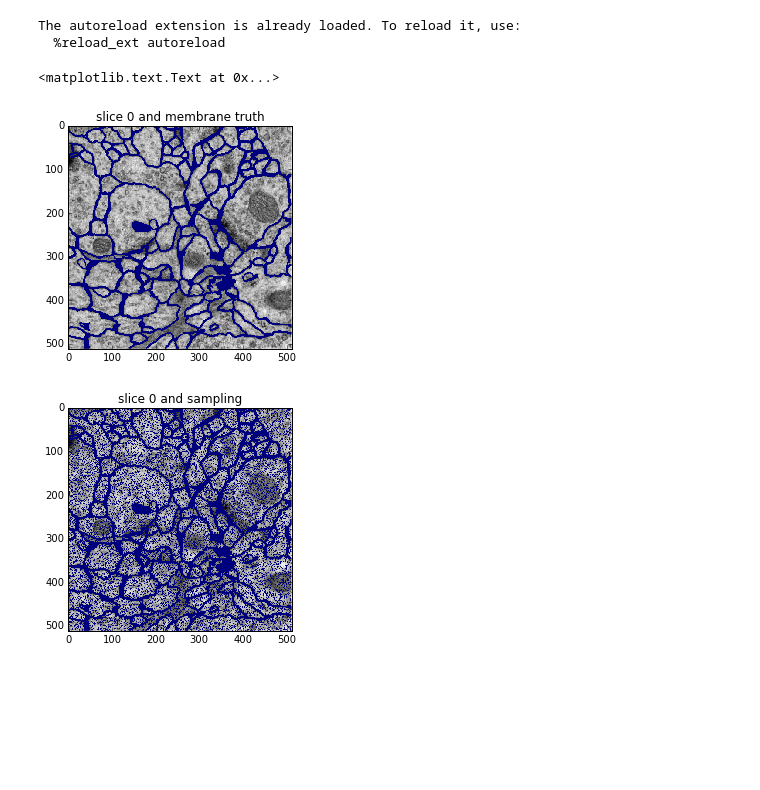
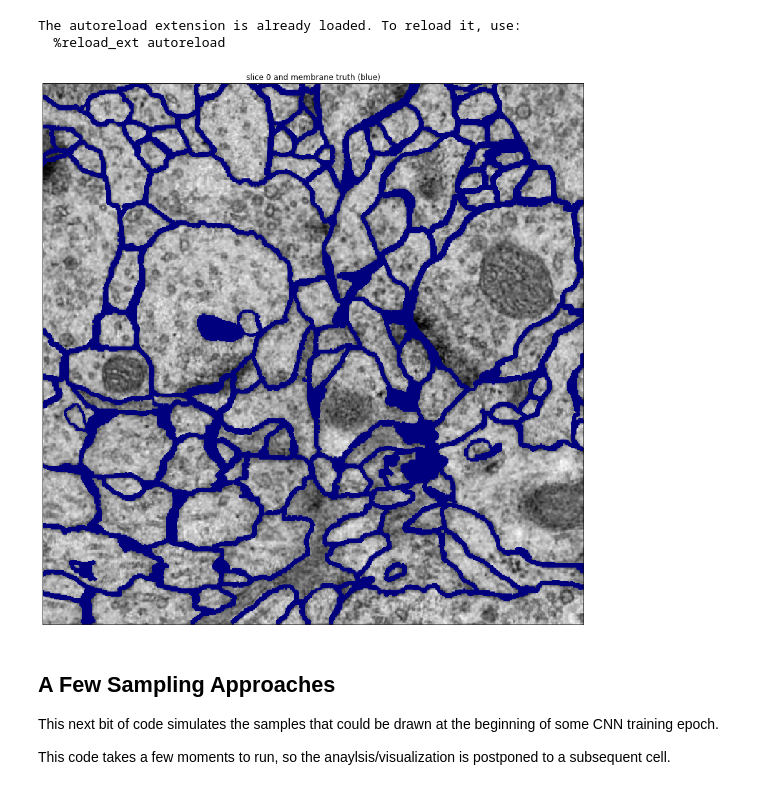
Before and after one commit to mjpekala/bio-segmentation, a Jupyter notebook: examples/sampling.ipynb, the cells around one changed output. Cells and saved outputs as stored; diff of their text form; code cells hidden in the pictures; blank space fills up the shorter version.

```diff
--- a/examples/sampling.ipynb
+++ b/examples/sampling.ipynb
@@ -15,31 +23,29 @@ import emlib
 # %% [output]
 The autoreload extension is already loaded. To reload it, use:
   %reload_ext autoreload
+# %%
+def plot_slice(X, Y=None, cm2=plt.cm.hsv):
+    plt.figure(figsize=(15,15))
+    plt.imshow(X, cmap=plt.cm.gray, interpolation='none')
+    if Y is not None:
+        plt.hold(True)
+        plt.imshow(Y, cmap=cm2, interpolation='none')
+    plt.gca().axes.get_xaxis().set_ticks([])
+    plt.gca().axes.get_yaxis().set_ticks([])
 # %%
 Xtrain = emlib.load_cube('../data/ISBI2012/train-volume.tif')
 Ytrain = emlib.load_cube('../data/ISBI2012/train-labels.tif')
 Ytrain = Ytrain[:,0,...] # discard channel dimension for truth data
 
 Ycell = np.ma.masked_where(Ytrain!=0, Ytrain)  # membranes are Y=0
 
-plt.imshow(Xtrain[0,0,...], cmap=plt.cm.gray, interpolation='none')
-plt.hold(True)
-plt.imshow(Ycell[0,...], cmap=plt.cm.jet, interpolation='none')
-plt.title('slice 0 and membrane truth')
+plot_slice(Xtrain[0,0,...], Ycell[0,...], cm2=plt.cm.jet)
+plt.title('slice 0 and membrane truth (blue)');
 # %% [output]
-<matplotlib.text.Text at 0x...>
-[figure, old version]
+[figure, new version]
-# %%
-gen = emlib.stratified_interior_pixel_generator(Ytrain, 0, 100)
-Ysamp = np.zeros(Ytrain.shape)
-
-for idx, pctComplete in gen:
-    Ysamp[idx[:,0], idx[:,1], idx[:,2]] = 1;
-Ysamp = np.ma.masked_where(Ysamp==0, Ysamp)
-
-plt.imshow(Xtrain[0,0,...], cmap=plt.cm.gray, interpolation='none')
-plt.hold(True)
-plt.imshow(Ysamp[0,...], cmap=plt.cm.jet, interpolation='none')
-plt.title('slice 0 with uniform balanced sampling');
-# %% [output]
-[figure, removed]
+# %% [markdown]
+## A Few Sampling Approaches
+
+This next bit of code simulates the samples that could be drawn at the beginning of some CNN training epoch.
+
+This code takes a few moments to run, so the anaylsis/visualization is postponed to a subsequent cell.
```
Also changed, not shown: parts of 3 cells of this notebook.
